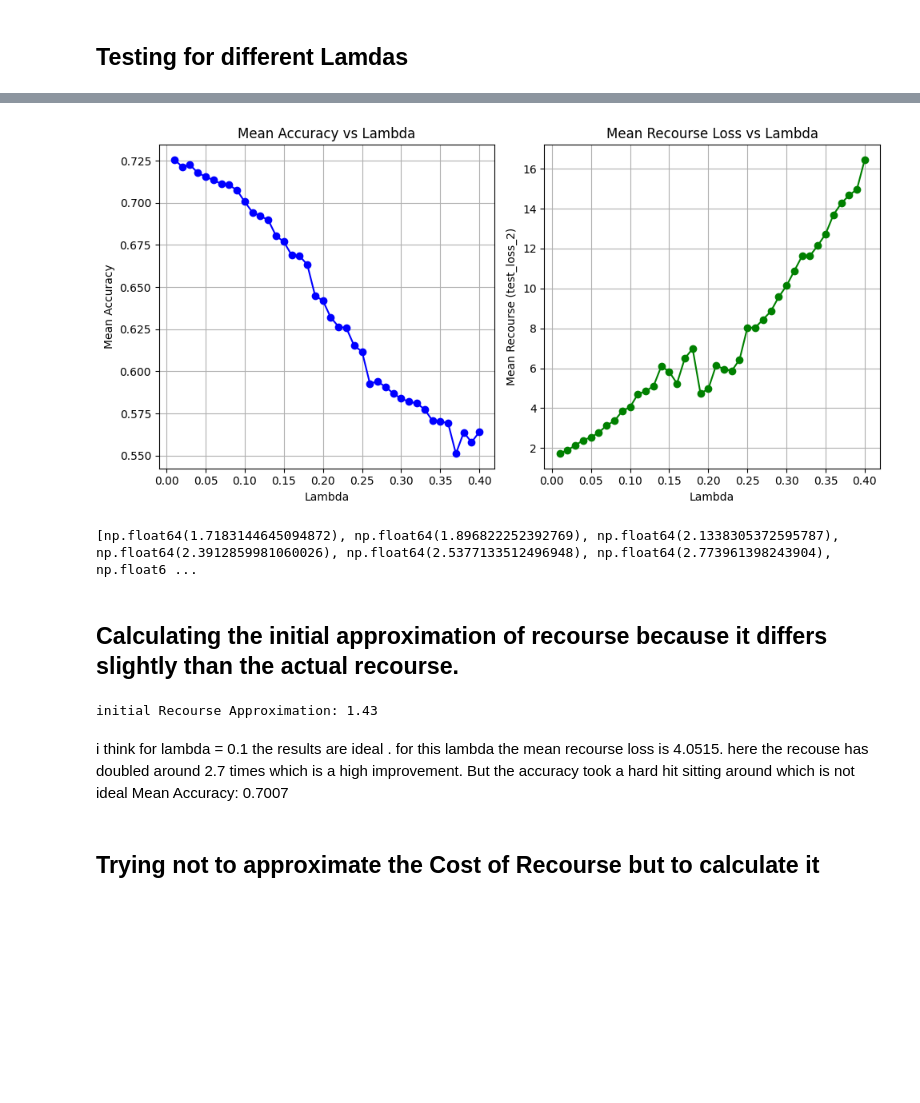
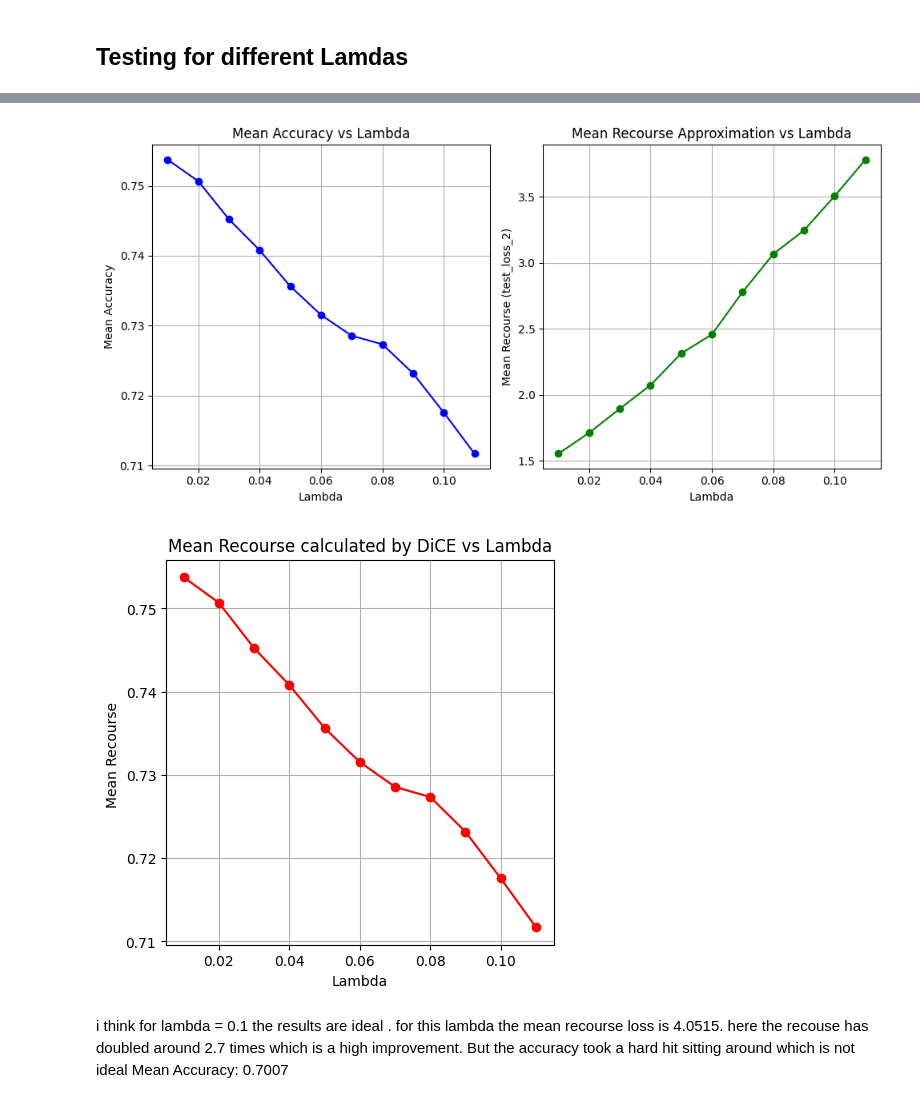
Before and after one commit to ahmedhammami2002/BachelorArbeitSoSe2025, a Jupyter notebook: ClassificationDice.ipynb, the cells around one changed output, grey strips where cells are left out. Drawn from its saved outputs; the diff is of its cells as text; code cells hidden in the pictures; blank space fills up the shorter version.

Commit message:
Tried to evaluate using DiCE but the results were unlogical. the Actual Recourse is dropping instead of going up.

```diff
--- a/ClassificationDice.ipynb
+++ b/ClassificationDice.ipynb
@@ -246,7 +246,7 @@ L1 distance between query and counterfactual: 106.0
 # %%
 from Helper_functions import *
 
-X_positive, X_negative, pos_indices, neg_indices = split_by_classification(model, X_test)
+X_positive, X_negative, pos_indices, neg_indices = split_by_classification(model, X)
 # %%
 query_df = pd.DataFrame(X_negative.cpu().numpy(), columns=feature_names)
 
@@ -391,6 +407,7 @@ from sklearn.metrics import accuracy_score
 lambdas = np.linspace(0.01, 0.4, 40)
 epochs = 1000
 mean_accuracies = []
+mean_recourse_approximations = []
 mean_recourses = []
 
 for lamda in lambdas:
@@ -456,9 +473,38 @@ for lamda in lambdas:
     mean_recourse = np.mean(epoch_recourse)
 
     mean_accuracies.append(mean_accuracy)
-    mean_recourses.append(mean_recourse)
+    mean_recourse_approximations.append(mean_recourse)
 
-    print(f"Lambda = {lamda:.3f} | Mean Accuracy: {mean_accuracy:.4f} | Mean Recourse Loss: {mean_recourse:.4f}")
+    # calculating the Recourse for all
+    X_positive, X_negative, pos_indices, neg_indices = split_by_classification(loaded_model,X)
+
+    query_df = pd.DataFrame(X_negative.cpu().numpy(), columns=feature_names)
+
+    dice_exp = exp.generate_counterfactuals(
+        query_df,
+        total_CFs=1,
+        desired_class="opposite",
+        features_to_vary=actionable_features
+    )
+
+    l1_distances = []
+    for i in range(len(X_negative)):
+        original = X_negative[i]
+        cf_df = dice_exp.cf_examples_list[i].final_cfs_df
+        if cf_df is None or cf_df.empty:
+            continue
+        cf_values = cf_df[feature_names].values
+        cf_tensor = torch.from_numpy(cf_values).float().to(device)
+        distance = torch.norm(original - cf_tensor, p=1).item()
+        l1_distances.append(distance)
+
+    # Compute mean L1 distance
+    mean_l1 = np.mean(l1_distances)
+
+    print(f"Mean L1 distance for negatively classified data using DiCE: {mean_l1:.2f}")
+    mean_recourses.append(mean_l1)
+
+    print(f"Lambda = {lamda:.3f} | Mean Accuracy: {mean_accuracy:.4f} | Mean Recourse Approximations: {mean_recourse:.4f}")
 # %% [output]
 Training for lambda = 0.010
 Initial Accuracy: 0.80
@@ -480,47 +672,36 @@ Lambda = 0.400 | Mean Accuracy: 0.5675 | Mean Recourse Loss: 14.0263
 # %%
 plt.figure(figsize=(10, 5))
-
+lambdas = np.linspace(0.01, 0.11, 11)
 # Accuracy plot
 plt.subplot(1, 2, 1)
 plt.plot(lambdas, mean_accuracies, marker='o', color='blue')
 plt.title("Mean Accuracy vs Lambda")
 plt.xlabel("Lambda")
 plt.ylabel("Mean Accuracy")
 plt.grid(True)
 
 # Recourse loss plot
 plt.subplot(1, 2, 2)
-plt.plot(lambdas, mean_recourses, marker='o', color='green')
-plt.title("Mean Recourse Loss vs Lambda")
+plt.plot(lambdas, mean_recourse_approximations, marker='o', color='green')
+plt.title("Mean Recourse Approximation vs Lambda")
 plt.xlabel("Lambda")
 plt.ylabel("Mean Recourse (test_loss_2)")
 plt.grid(True)
 
 plt.tight_layout()
 plt.show()
 # %% [output]
-[figure, old version]
+[figure, new version]
-# %%
-print(mean_recourses)
-# %% [output]
-[np.float64(1.7183144645094872), np.float64(1.896822252392769), np.float64(2.1338305372595787), np.float64(2.3912859981060026), np.float64(2.5377133512496948), np.float64(2.773961398243904), np.float6 ...
-# %% [markdown]
-## Calculating the initial approximation of recourse because it differs slightly than the actual recourse.
-# %%
-loaded_model = NeuralNetwork(X.shape[1], 200, 2)
-loaded_model.load_state_dict(torch.load(f=MODEL_SAVE_PATH))
-
-X_positive, X_negative, pos_indices, neg_indices = split_by_classification(loaded_model, X)
-
-y_logits_negative = loaded_model(X_negative)
-abs_differences = torch.abs(y_logits_negative[:, 0] - y_logits_negative[:, 1])
-recourse_Approximation = torch.mean(abs_differences)
-
-
-print(f"initial Recourse Approximation: {recourse_Approximation:.2f}")
-# %% [output]
-initial Recourse Approximation: 1.43
+# %%
+## Plotting of the mean of Recourse genereated by dice After the Training with different Lambdas
+plt.figure(figsize=(5, 5))
+
+plt.plot(lambdas, mean_accuracies, marker='o', color='red')
+plt.title("Mean Recourse calculated by DiCE vs Lambda")
+plt.xlabel("Lambda")
+plt.ylabel("Mean Recourse ")
+plt.grid(True)
+# %% [output]
+[figure, added]
 # %% [markdown]
 i think for lambda = 0.1 the results are ideal . for this lambda the mean recourse loss is 4.0515. here the recouse has doubled around 2.7 times which is a high improvement. But the accuracy took a hard hit sitting around which is not ideal Mean Accuracy: 0.7007
-# %% [markdown]
-## Trying not to approximate the Cost of Recourse but to calculate it
```
Also changed, not shown: parts of 13 cells of this notebook.
